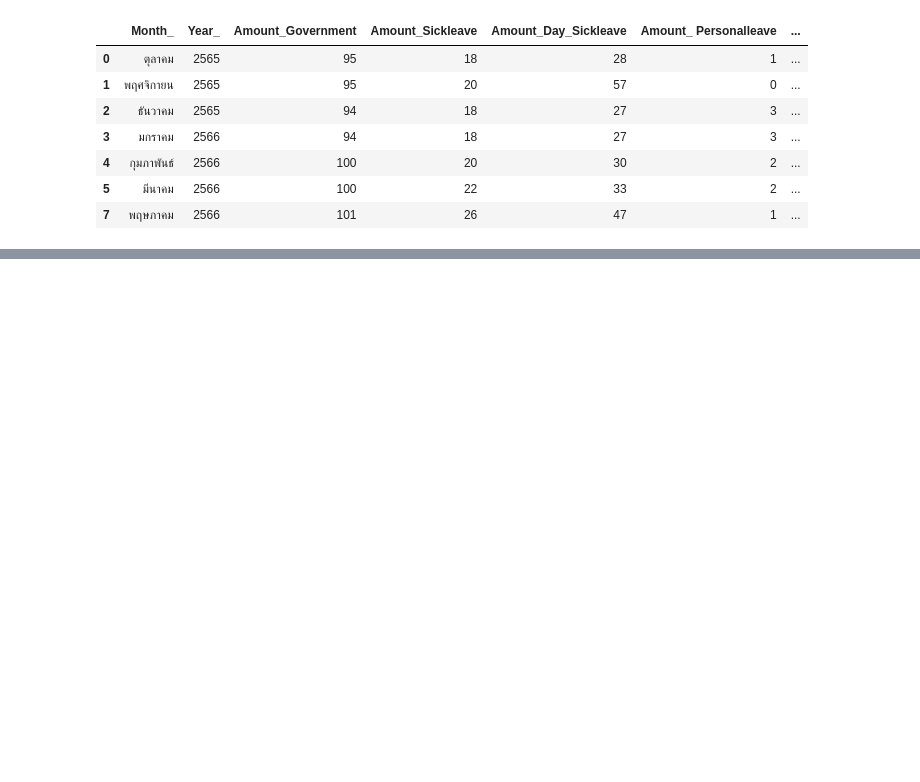
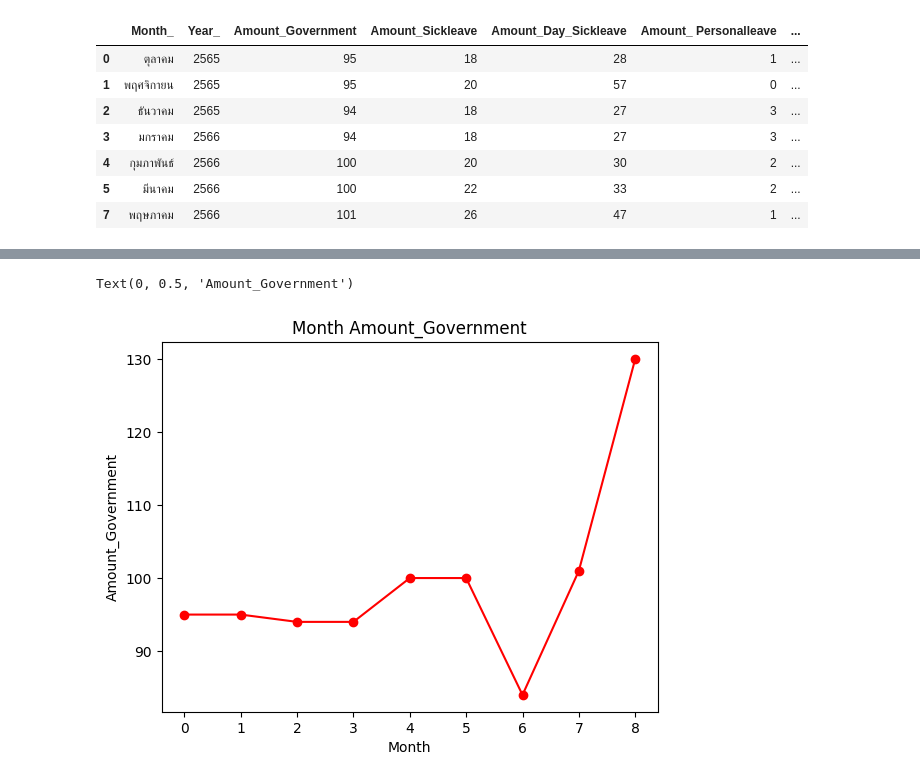
Before and after one commit to ThunchanokChai/DPDM2023, a Jupyter notebook: Data102.ipynb, the cells around one changed output, grey strips where cells are left out. Cells and saved outputs as stored; diff of their text form; code cells hidden in the pictures; blank space fills up the shorter version.

```diff
--- a/Data102.ipynb
+++ b/Data102.ipynb
@@ -336,0 +378,8 @@ table_from_drive[(table_from_drive['Amount_Government'] !=  a ) & (table_from_dr
+# %%
+plt.plot(range(len(table_from_drive)),table_from_drive['Amount_Government'],'o-r')
+plt.title('Month Amount_Government') #create name
+plt.xlabel('Month')
+plt.ylabel('Amount_Government')
+# %% [output]
+Text(0, 0.5, 'Amount_Government')
+[figure, added]
```
Also changed, not shown: parts of 31 cells of this notebook.
